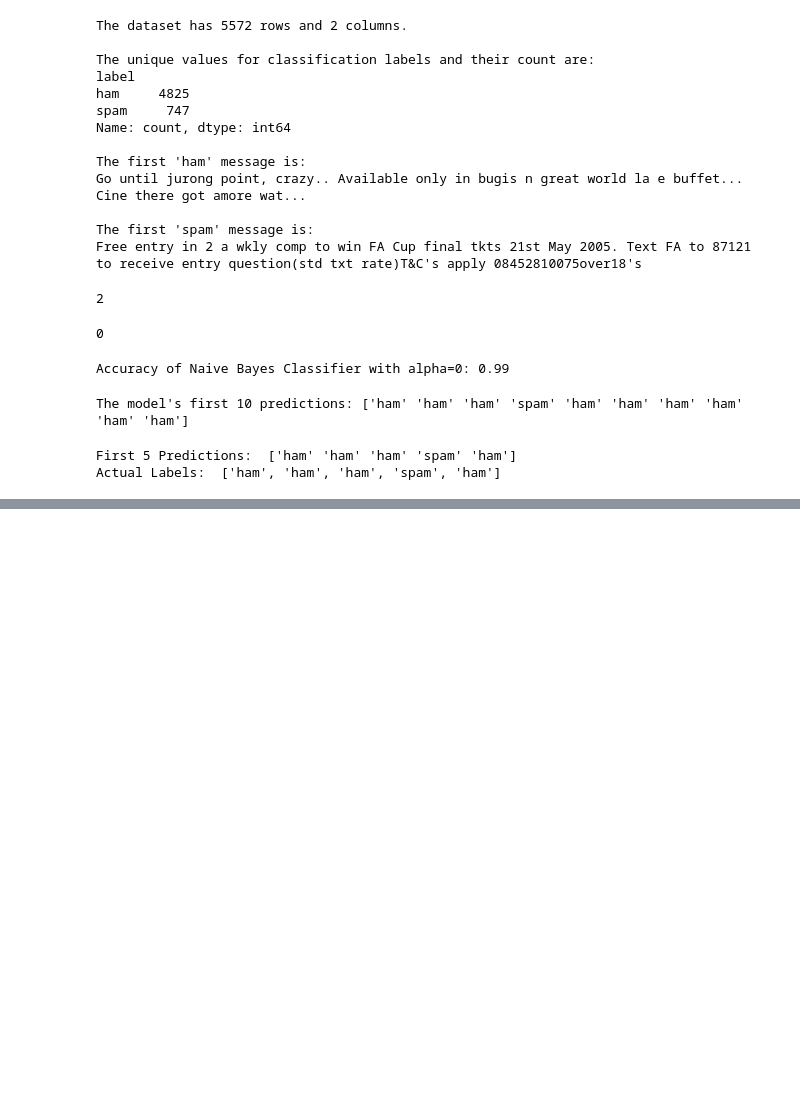
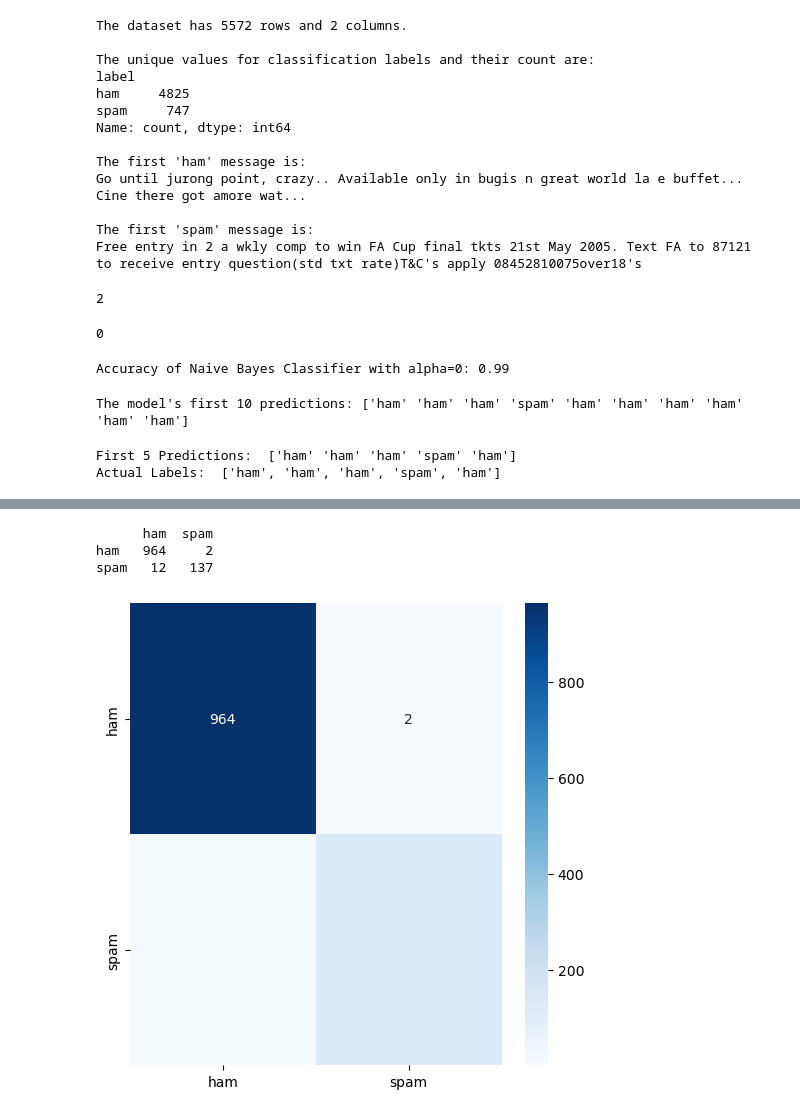
Before and after one commit to Amoako419/NLP, a Jupyter notebook: spam.ipynb, the cells around one changed output, grey strips where cells are left out. Cells and saved outputs as stored; diff of their text form; code cells hidden in the pictures; blank space fills up the shorter version.

```diff
--- a/spam.ipynb
+++ b/spam.ipynb
@@ -249,0 +308,54 @@ Actual Labels:  ['ham', 'ham', 'ham', 'spam', 'ham']
+# %%
+# Import the necessary libraries
+import pandas as pd
+from sklearn.feature_extraction.text import CountVectorizer
+from sklearn.naive_bayes import MultinomialNB
+from sklearn.model_selection import train_test_split
+from sklearn import metrics
+import datasets
+import seaborn as sns
+import matplotlib.pyplot as plt
+
+# Load the dataset
+spam_dataset = datasets.load_dataset('codesignal/sms-spam-collection', split='train')
+spam_dataset = pd.DataFrame(spam_dataset)
+
+# Define X (input features) and Y (output labels)
+X = spam_dataset["message"]
+Y = spam_dataset["label"]
+
+# Perform the train test split using stratified cross-validation
+X_train, X_test, Y_train, Y_test = train_test_split(X, Y, test_size=0.2, random_state=42, stratify=Y)
+
+count_vectorizer = CountVectorizer()
+
+# Fit and transform the training data
+X_train_count = count_vectorizer.fit_transform(X_train)
+
+# Transform the test data
+X_test_count = count_vectorizer.transform(X_test)
+
+# TODO: Initialize the MultinomialNB model and fit it on the training data
+naive_bayes_model = MultinomialNB()
+naive_bayes_model.fit(X_train_count,Y_train)
+# Make predictions on the test data
+Y_pred = naive_bayes_model.predict(X_test_count)
+
+# Generate confusion matrix
+confusion_matrix = metrics.confusion_matrix(Y_test, Y_pred)
+
+# Create a DataFrame with confusion matrix
+confusion_df = pd.DataFrame(confusion_matrix, index=['ham', 'spam'], columns=['ham', 'spam'])
+
+# Print the confusion DataFrame
+print(confusion_df)
+
+# Plot the confusion matrix
+plt.figure(figsize=(6,6))
+sns.heatmap(confusion_df, annot=True, fmt='d', cmap='Blues')
+plt.show()
+# %% [output]
+      ham  spam
+ham   964     2
+spam   12   137
+[figure, added]
```
Also changed, not shown: parts of 1 cell of this notebook.
